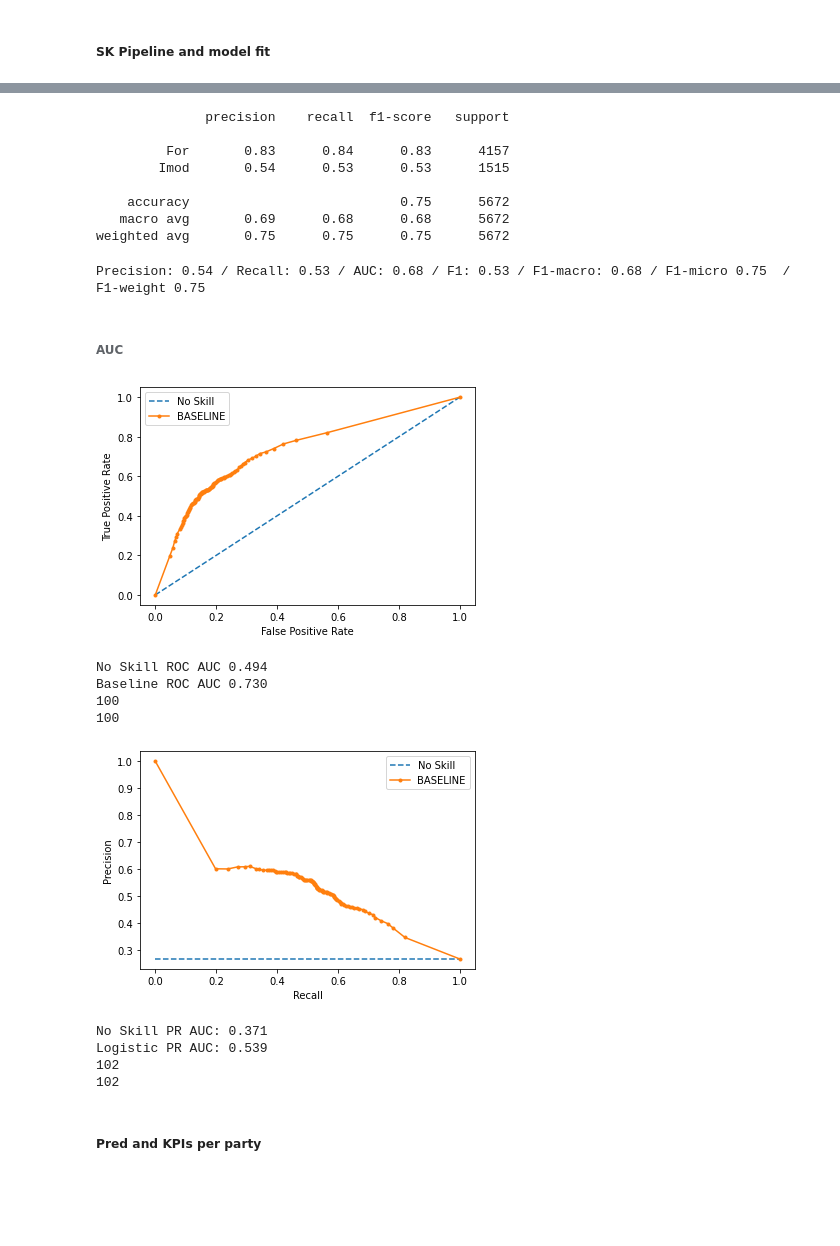
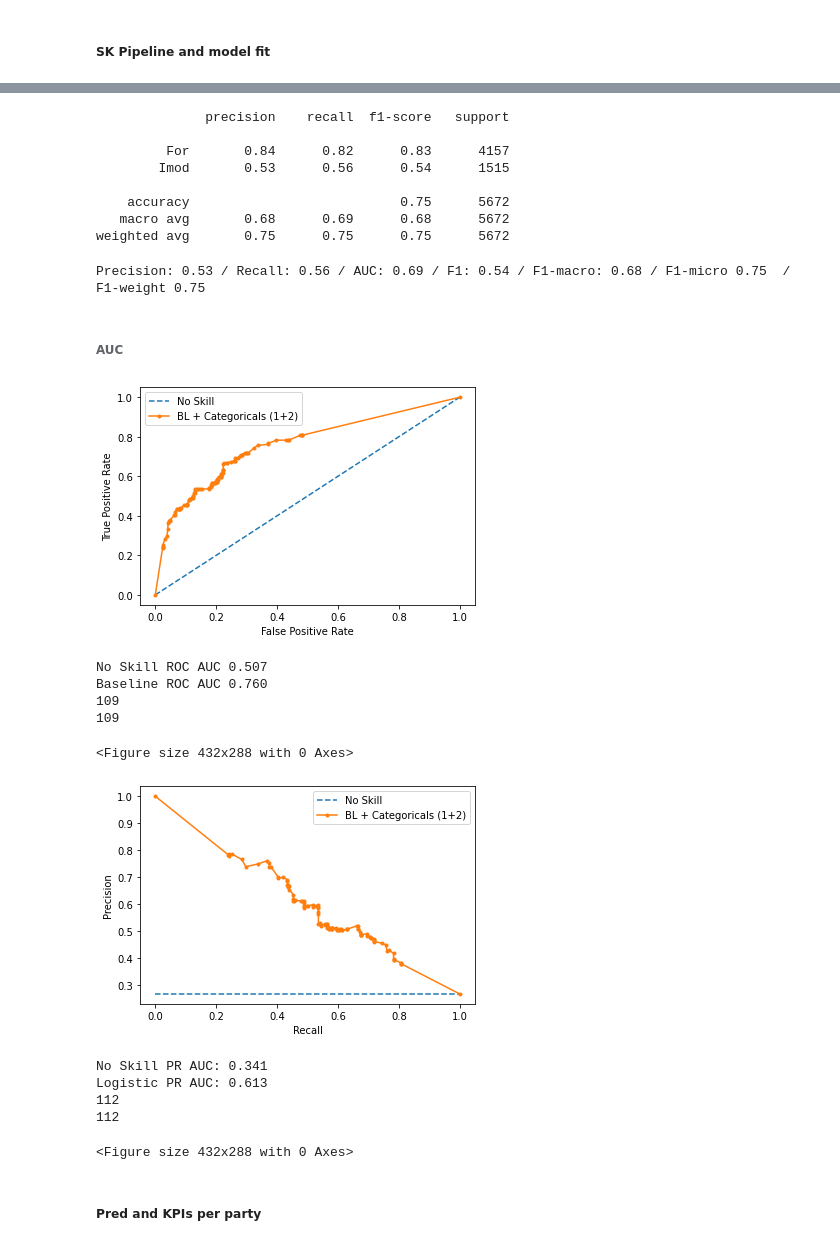
Before and after one commit to jonahank/Vote-Prediction-Model, a Jupyter notebook: vote_predictor/VP/pipeline_v1.ipynb, the cells around one changed output, grey strips where cells are left out. Drawn from its saved outputs; the diff is of its cells as text; code cells hidden in the pictures; blank space fills up the shorter version.

Commit message:
saved pr- and auc-curves for all experiments

```diff
--- a/vote_predictor/VP/pipeline_v1.ipynb
+++ b/vote_predictor/VP/pipeline_v1.ipynb
@@ -553,7 +553,7 @@ Index(['politician', 'party2', 'vote_caller2', 'w_for', 'w_against', 'cos_sim',
       dtype='object')
 # %%
 ## Select the X_train variables here. See possibilities above
-X_train = X_train[["w_for", "w_against", "cos_sim"]]
+X_train = X_train[["w_for", "w_against", "vote_caller2", "party2"]]
 X_test = X_test[X_train.columns]
 print("X_train:",len(X_train))
 print("y_train:",len(y_train))
@@ -634,7 +634,7 @@ pipeline = Pipeline([
         #("OneHot", OneHotEncoder(handle_unknown="ignore"), ["politician", "vote_caller2"]),
         #("OneHot", OneHotEncoder(handle_unknown="ignore"), ["party2"]),
         #("OneHot", OneHotEncoder(handle_unknown="ignore"), ["vote_caller2"]),
-        #("OneHot", OneHotEncoder(handle_unknown="ignore"), ["party2","vote_caller2"]),
+        ("OneHot", OneHotEncoder(handle_unknown="ignore"), ["party2","vote_caller2"]),
         #("OneHot", OneHotEncoder(handle_unknown="ignore"), ["party2", "politician"]),
         #("OneHot", OneHotEncoder(handle_unknown="ignore"), ["party2", "vote_caller2", "politician"]),
         # ("Keep Direction", "passthrough", ["DirectionDegree"]) # This would be needed because Column Transformer
@@ -670,11 +674,11 @@ print(classification_report(y_test, y_pred))
 # %% [output]
               precision    recall  f1-score   support
 
-         For       0.83      0.84      0.83      4157
-        Imod       0.54      0.53      0.53      1515
+         For       0.84      0.82      0.83      4157
+        Imod       0.53      0.56      0.54      1515
 
     accuracy                           0.75      5672
-   macro avg       0.69      0.68      0.68      5672
+   macro avg       0.68      0.69      0.68      5672
 weighted avg       0.75      0.75      0.75      5672
 # %%
 # Evaluate the predictions of the model on the holdout test set
@@ -696,7 +700,7 @@ f1_weight = f1_score(y_test2, y_pred2,average="weighted")
 print('Precision: {} / Recall: {} / AUC: {} / F1: {} / F1-macro: {} / F1-micro {}  / F1-weight {} '.format(
     round(precision, 2), round(recall, 2), round(auc,2), round(f1,2), round(f1_macro,2), round(f1_micro,2), round(f1_weight,2)))
 # %% [output]
-Precision: 0.54 / Recall: 0.53 / AUC: 0.68 / F1: 0.53 / F1-macro: 0.68 / F1-micro 0.75  / F1-weight 0.75
+Precision: 0.53 / Recall: 0.56 / AUC: 0.69 / F1: 0.54 / F1-macro: 0.68 / F1-micro 0.75  / F1-weight 0.75
 # %% [markdown]
 ###### AUC
 # %%
@@ -728,7 +734,7 @@ pos_probs = pipeline.predict_proba(X_test)[:,1]
 fpr, tpr, _ = roc_curve(testy, pos_probs)
 
 # plot model roc curve
-pyplot.plot(fpr, tpr, marker='.', label=f'BASELINE')
+pyplot.plot(fpr, tpr, marker='.', label=f'BL + Categoricals (1+2)')
 
 # axis labels
 pyplot.xlabel('False Positive Rate')
@@ -746,12 +752,14 @@ print('No Skill ROC AUC %.3f' % roc_auc_noskill)
 print('Baseline ROC AUC %.3f' % roc_auc)
 print(len(fpr))
 print(len(tpr))
+plt.savefig('vp-roc-cats.pdf', bbox_inches="tight")
 # %% [output]
-[figure, old version]
+[figure, new version]
-No Skill ROC AUC 0.494
-Baseline ROC AUC 0.730
-100
-100
+No Skill ROC AUC 0.507
+Baseline ROC AUC 0.760
+109
+109
+<Figure size 432x288 with 0 Axes>
 # %%
 ## PR Curve
 from sklearn.metrics import precision_recall_curve
@@ -762,39 +770,41 @@ no_of_pos = len(y_test[y_test["vote"]=="Imod"])
 
 # calculate the no skill line as the proportion of the positive class
 no_skill = (no_of_pos / len(y))
 # plot the no skill precision-recall curve
 model = DummyClassifier(strategy='stratified')
 model.fit(X_train, y_train)
 yhat = model.predict_proba(X_test)
 pos_probs = yhat[:, 1]
 # calculate the precision-recall auc
 precision, recall, _ = precision_recall_curve(testy, pos_probs)
 auc_score_noskill = auc(recall, precision)
 pyplot.plot([0, 1], [no_skill, no_skill], linestyle='--', label='No Skill')
 
 # calculate model precision-recall curve
 pos_probs = pipeline.predict_proba(X_test)[:,1]
 precision, recall, _ = precision_recall_curve(testy, pos_probs)
 # plot the model precision-recall curve
-pyplot.plot(recall, precision, marker='.', label=f'BASELINE')
+pyplot.plot(recall, precision, marker='.', label=f'BL + Categoricals (1+2)')
 # axis labels
 pyplot.xlabel('Recall')
 pyplot.ylabel('Precision')
 # show the legend
 pyplot.legend()
 # show the plot
 pyplot.show()
 auc_score = auc(recall, precision)
 print('No Skill PR AUC: %.3f' % auc_score_noskill)
 print('Logistic PR AUC: %.3f' % auc_score)
 print(len(recall))
 print(len(precision))
+plt.savefig('vp-pr-cats.pdf', bbox_inches="tight")
 # %% [output]
-[figure, old version]
+[figure, new version]
-No Skill PR AUC: 0.371
-Logistic PR AUC: 0.539
-102
-102
+No Skill PR AUC: 0.341
+Logistic PR AUC: 0.613
+112
+112
+<Figure size 432x288 with 0 Axes>
 # %% [markdown]
 ##### Pred and KPIs per party
 # %%
```
Also changed, not shown: parts of 4 cells of this notebook.
